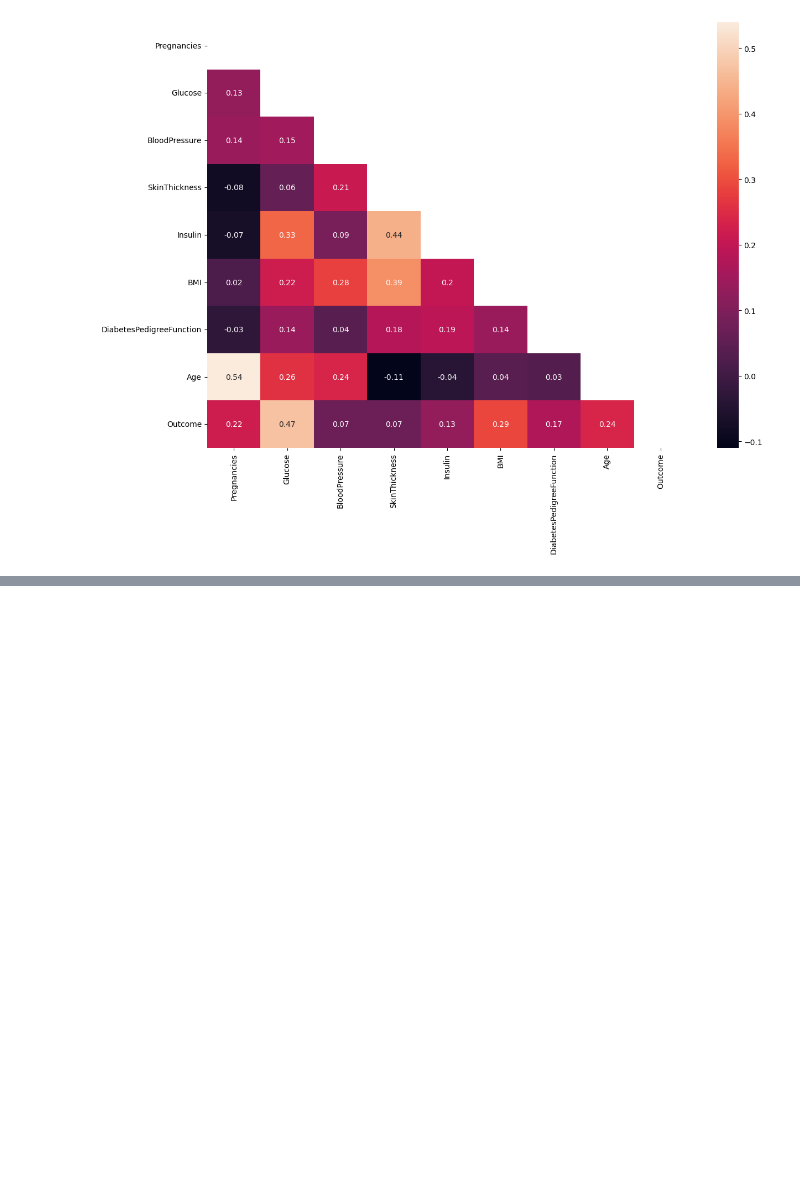
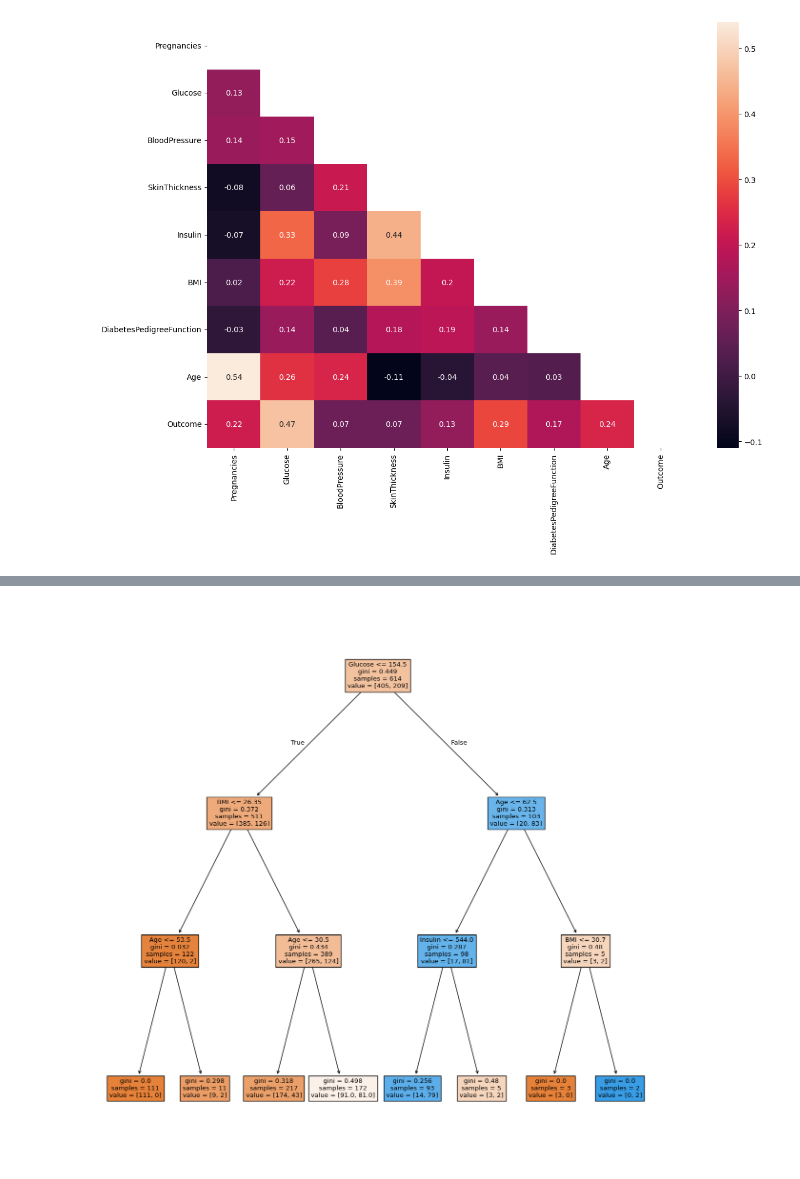
Before and after one commit to 4GeeksAcademy/carlos-gondelles-decision-tree-project, a Jupyter notebook: src/explore.ipynb, the cells around one changed output, grey strips where cells are left out. Cells and saved outputs as stored; diff of their text form; code cells hidden in the pictures; blank space fills up the shorter version.

Commit message:
carlos-gondelles-decision-tree-project

```diff
--- a/src/explore.ipynb
+++ b/src/explore.ipynb
@@ -405,0 +699,30 @@ plt.show()
+# %%
+X_train_CON_outliers = pd.read_csv("../data/processed/X_train_CON_outliers.csv")
+
+X_train_SIN_outliers = pd.read_csv("../data/processed/X_train_SIN_outliers.csv")
+
+y_train = pd.read_csv("../data/processed/y_train.csv")
+
+datasets = [X_train_CON_outliers, X_train_SIN_outliers]
+
+models = []
+metrics = []
+
+for dataset in datasets:
+
+    model = DecisionTreeClassifier(max_depth=3, random_state=10)
+    model.fit(dataset, y_train)
+    y_pred = model.predict(dataset)
+    metric = accuracy_score(y_train, y_pred)
+    metrics.append(metric)
+    models.append(model)
+
+
+best_metric = max(metrics)
+best_index = metrics.index(best_metric)
+
+print(f"El mejor dataset para entrenar el modelo es: \n{datasets[best_index]}")
+print(f"La mejor métrica es: \n{best_metric}")
+
+model = DecisionTreeClassifier(max_depth=3, random_state=10)
+model.fit(datasets[best_index], y_train)
@@ -405,0 +748,8 @@ plt.show()
+# %%
+fig = plt.figure(figsize=(15,15))
+
+tree.plot_tree(model, feature_names = list(datasets[best_index].columns), filled = True)
+
+plt.show()
+# %% [output]
+[figure, added]
```
Also changed, not shown: parts of 32 cells of this notebook, 40 other files.
